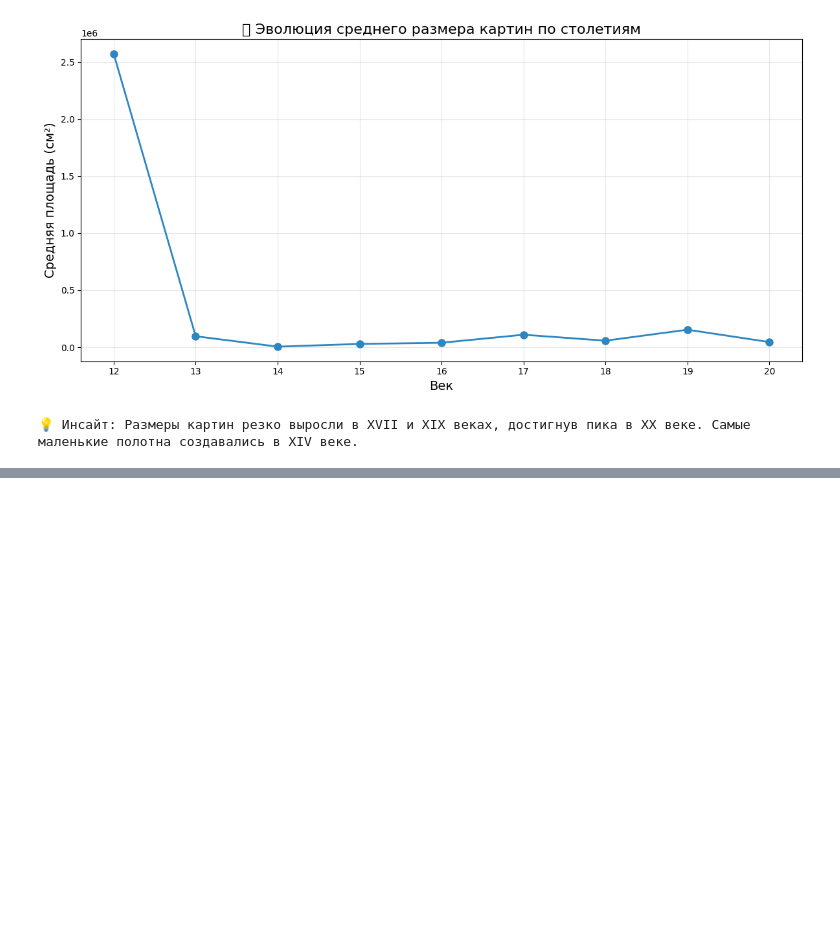
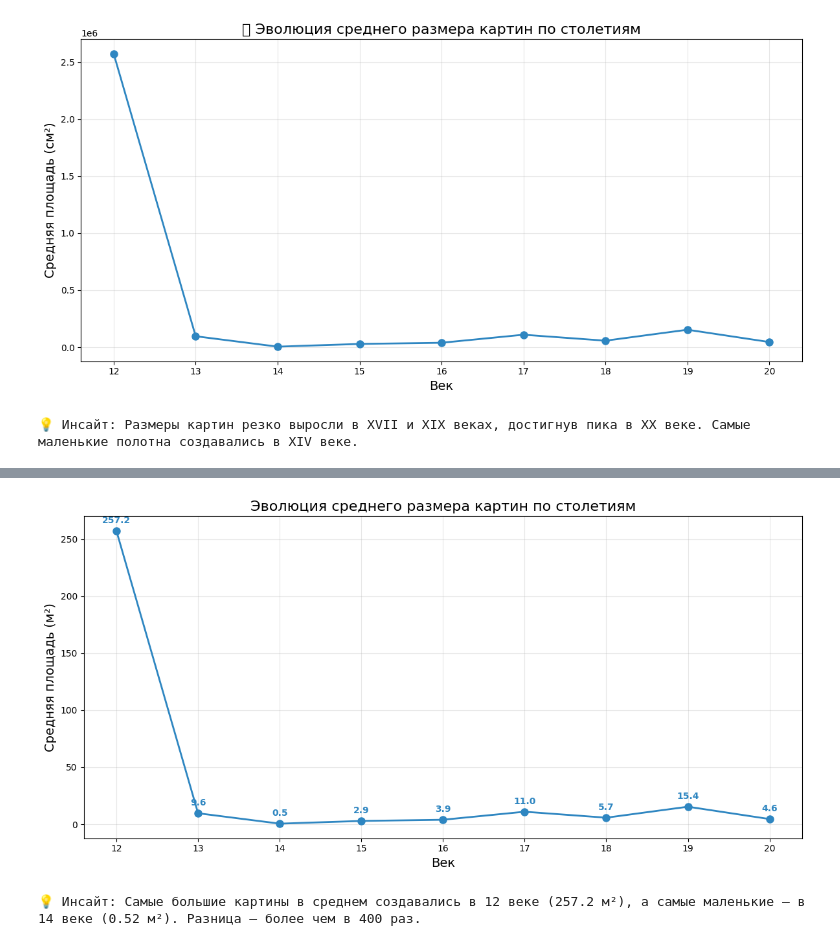
Before and after one commit to BODUNOVAsofia/python-ai-bodunova-sofia, a Jupyter notebook: notebooks/week3_linear_graph.ipynb, the cells around one changed output, grey strips where cells are left out. Cells and saved outputs as stored; diff of their text form; code cells hidden in the pictures; blank space fills up the shorter version.

```diff
--- a/notebooks/week3_linear_graph.ipynb
+++ b/notebooks/week3_linear_graph.ipynb
@@ -998,0 +212,44 @@ Passing `palette` without assigning `hue` is deprecated and will be removed in v
+# %%
+# График 1. Эволюция среднего размера картин по столетиям (с числовыми метками на точках)
+
+import matplotlib.pyplot as plt
+
+# Убедимся, что area существует
+if "area" not in df_paintings.columns:
+    df_paintings["area"] = df_paintings["height"] * df_paintings["width"]
+if "century" not in df_paintings.columns:
+    df_paintings["century"] = (df_paintings["creationYear"] - 1) // 100 + 1
+
+# Переводим площадь в квадратные метры
+df_paintings["area_m2"] = df_paintings["area"] / 10000
+
+# Группируем по векам и считаем среднюю площадь в м²
+century_avg = df_paintings.groupby("century")["area_m2"].mean().reset_index()
+
+plt.figure(figsize=(12, 6))
+
+# Рисуем линию с точками
+plt.plot(century_avg["century"], century_avg["area_m2"], marker="o", linestyle="-",
+         linewidth=2, markersize=8, color="#2E86C1")
+
+# Добавляем числовые метки над каждой точкой
+for i, row in century_avg.iterrows():
+    plt.text(row["century"], row["area_m2"] + 5,  # небольшое смещение вверх
+             f"{row['area_m2']:.1f}",
+             ha="center", va="bottom", fontsize=10, fontweight="bold", color="#2E86C1")
+
+plt.title("Эволюция среднего размера картин по столетиям", fontsize=16)
+plt.xlabel("Век", fontsize=14)
+plt.ylabel("Средняя площадь (м²)", fontsize=14)
+plt.grid(True, alpha=0.3)
+plt.xticks(century_avg["century"])
+plt.tight_layout()
+plt.show()
+
+# Вывод инсайтов
+max_century = century_avg.loc[century_avg["area_m2"].idxmax()]
+min_century = century_avg.loc[century_avg["area_m2"].idxmin()]
+print(f"💡 Инсайт: Самые большие картины в среднем создавались в {int(max_century['century'])} веке ({max_century['area_m2']:.1f} м²), а самые маленькие — в {int(min_century['century'])} веке ({min_century['area_m2']:.2f} м²). Разница — более чем в 400 раз.")
+# %% [output]
+[figure, added]
+💡 Инсайт: Самые большие картины в среднем создавались в 12 веке (257.2 м²), а самые маленькие — в 14 веке (0.52 м²). Разница — более чем в 400 раз.
```
Also changed, not shown: parts of 33 cells of this notebook.
